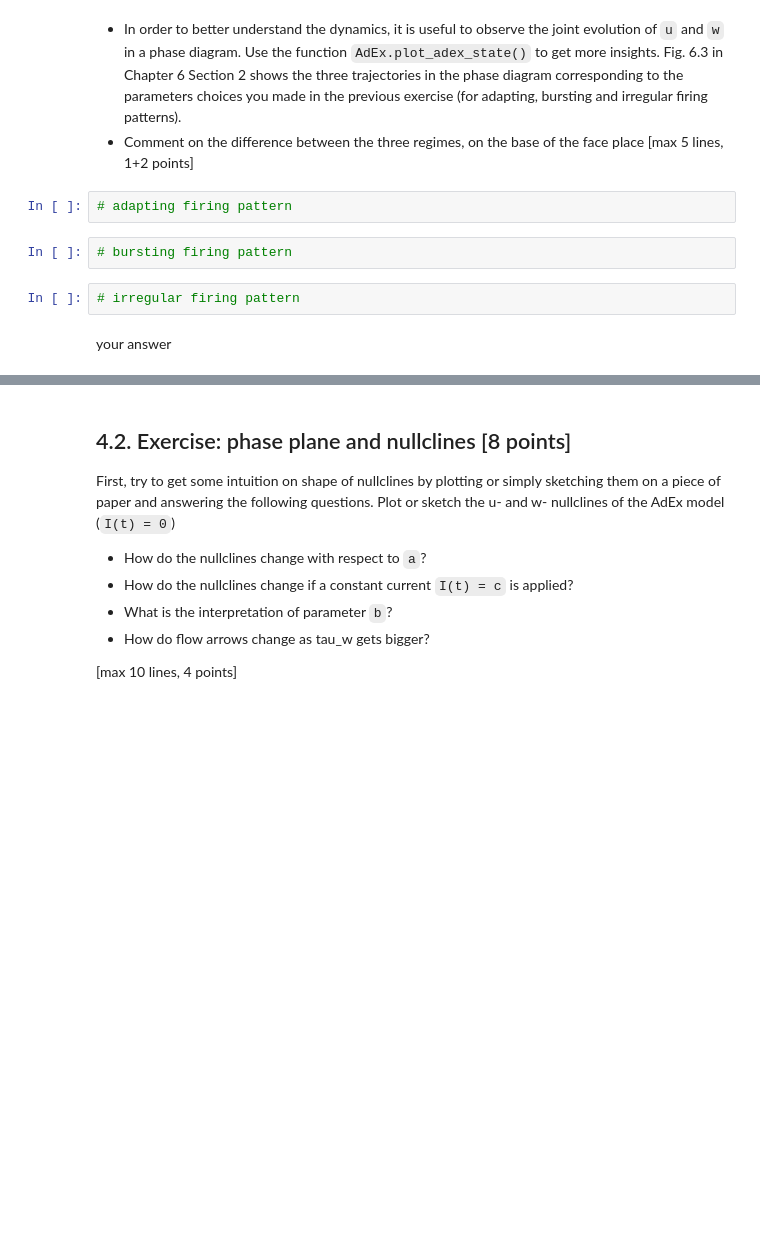
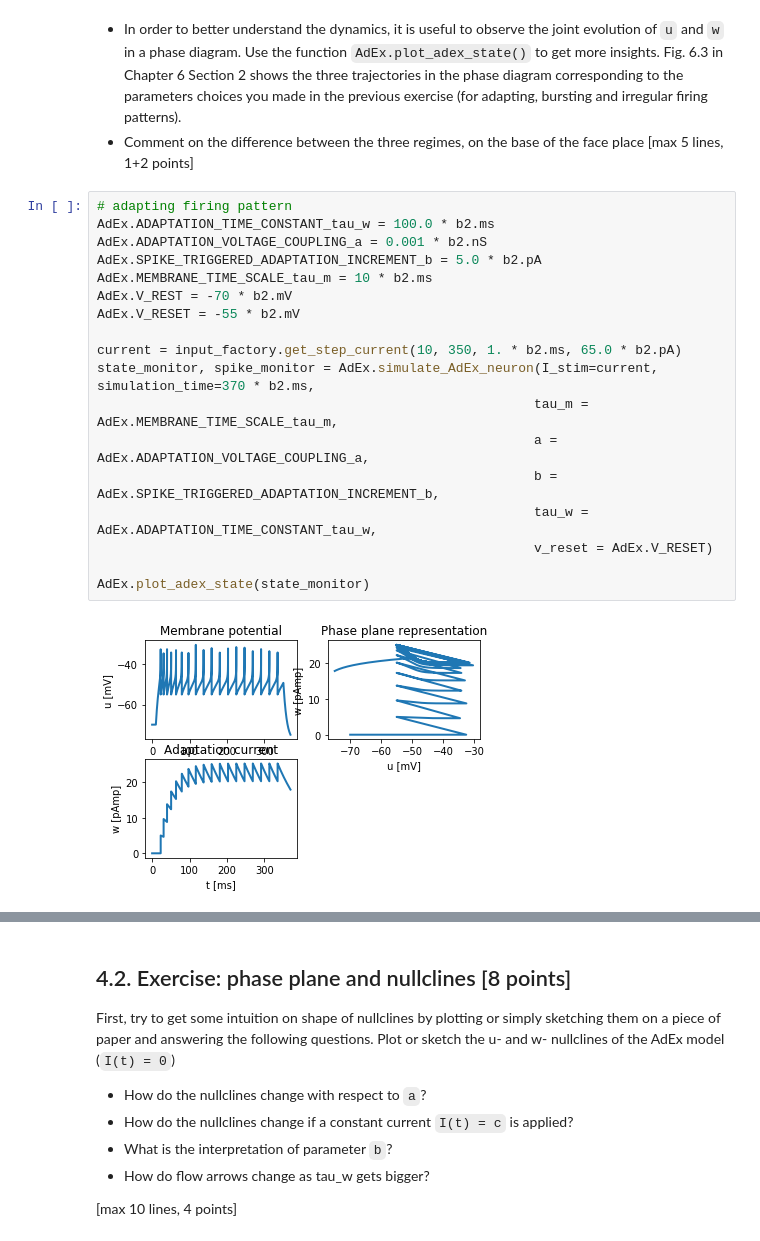
Before and after one commit to CamillaCarta/BMNN_projects, a Jupyter notebook: Ex1_Camilla_Carta_001.ipynb, the cells around one changed output, grey strips where cells are left out. Saved outputs shown, nothing was run; the diff lists cells and outputs as text; blank space fills up the shorter version.

```diff
--- a/Ex1_Camilla_Carta_001.ipynb
+++ b/Ex1_Camilla_Carta_001.ipynb
@@ -336,11 +347,23 @@ nr of spikes: 3
 # %% [markdown]
 - In order to better understand the dynamics, it is useful to observe the joint evolution of `u` and `w` in a phase diagram. Use the function `AdEx.plot_adex_state()` to get more insights. Fig. 6.3 in Chapter 6 Section 2 shows the three trajectories in the phase diagram corresponding to the parameters choices you made in the previous exercise (for adapting, bursting and irregular firing patterns).
 - Comment on the difference between the three regimes, on the base of the face place [max 5 lines, 1+2 points]
-# %%
-# adapting firing pattern
-# %%
-# bursting firing pattern
-# %%
-# irregular firing pattern
-# %% [markdown]
-your answer
+# %%
+# adapting firing pattern
+AdEx.ADAPTATION_TIME_CONSTANT_tau_w = 100.0 * b2.ms
+AdEx.ADAPTATION_VOLTAGE_COUPLING_a = 0.001 * b2.nS
+AdEx.SPIKE_TRIGGERED_ADAPTATION_INCREMENT_b = 5.0 * b2.pA
+AdEx.MEMBRANE_TIME_SCALE_tau_m = 10 * b2.ms
+AdEx.V_REST = -70 * b2.mV
+AdEx.V_RESET = -55 * b2.mV
+
+current = input_factory.get_step_current(10, 350, 1. * b2.ms, 65.0 * b2.pA)
+state_monitor, spike_monitor = AdEx.simulate_AdEx_neuron(I_stim=current, simulation_time=370 * b2.ms,
+                                                        tau_m = AdEx.MEMBRANE_TIME_SCALE_tau_m,
+                                                        a = AdEx.ADAPTATION_VOLTAGE_COUPLING_a,
+                                                        b = AdEx.SPIKE_TRIGGERED_ADAPTATION_INCREMENT_b,
+                                                        tau_w = AdEx.ADAPTATION_TIME_CONSTANT_tau_w,
+                                                        v_reset = AdEx.V_RESET)
+
+AdEx.plot_adex_state(state_monitor)
+# %% [output]
+[figure, added]
```
Also changed, not shown: parts of 30 cells of this notebook.
